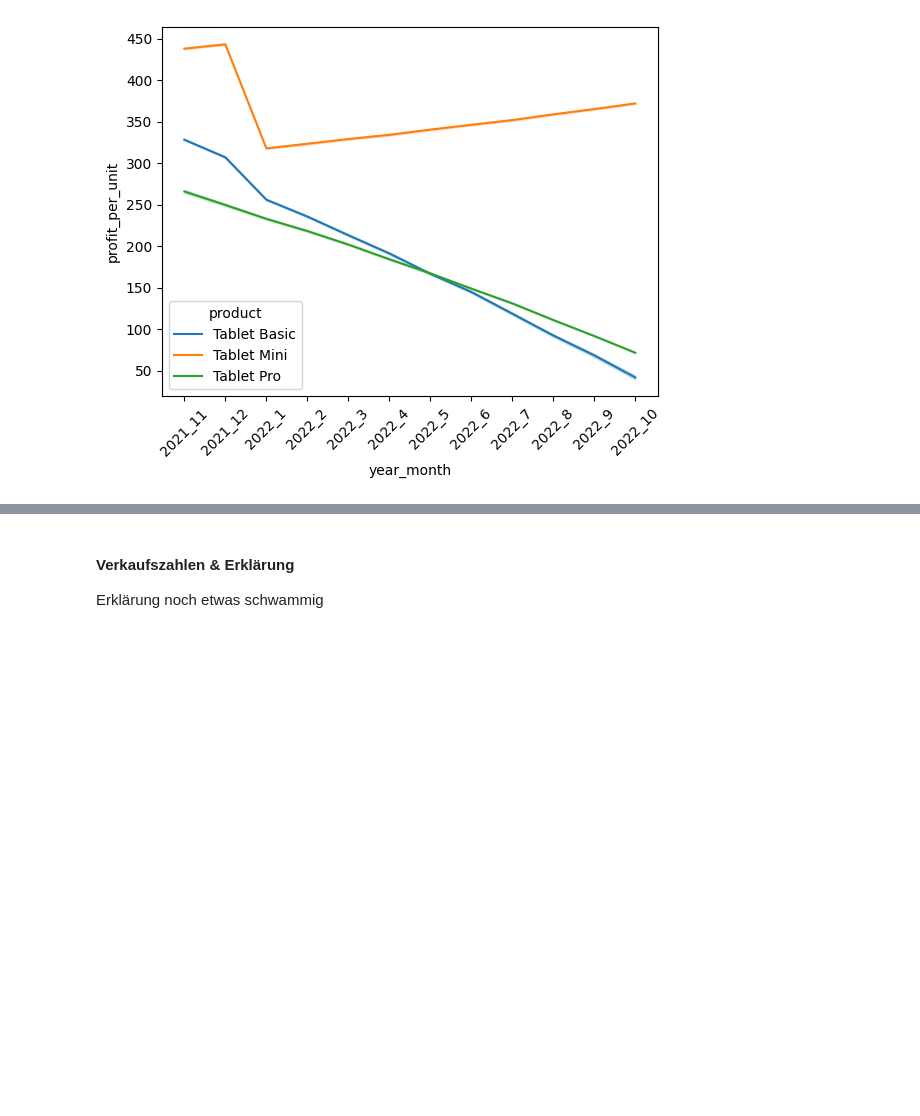
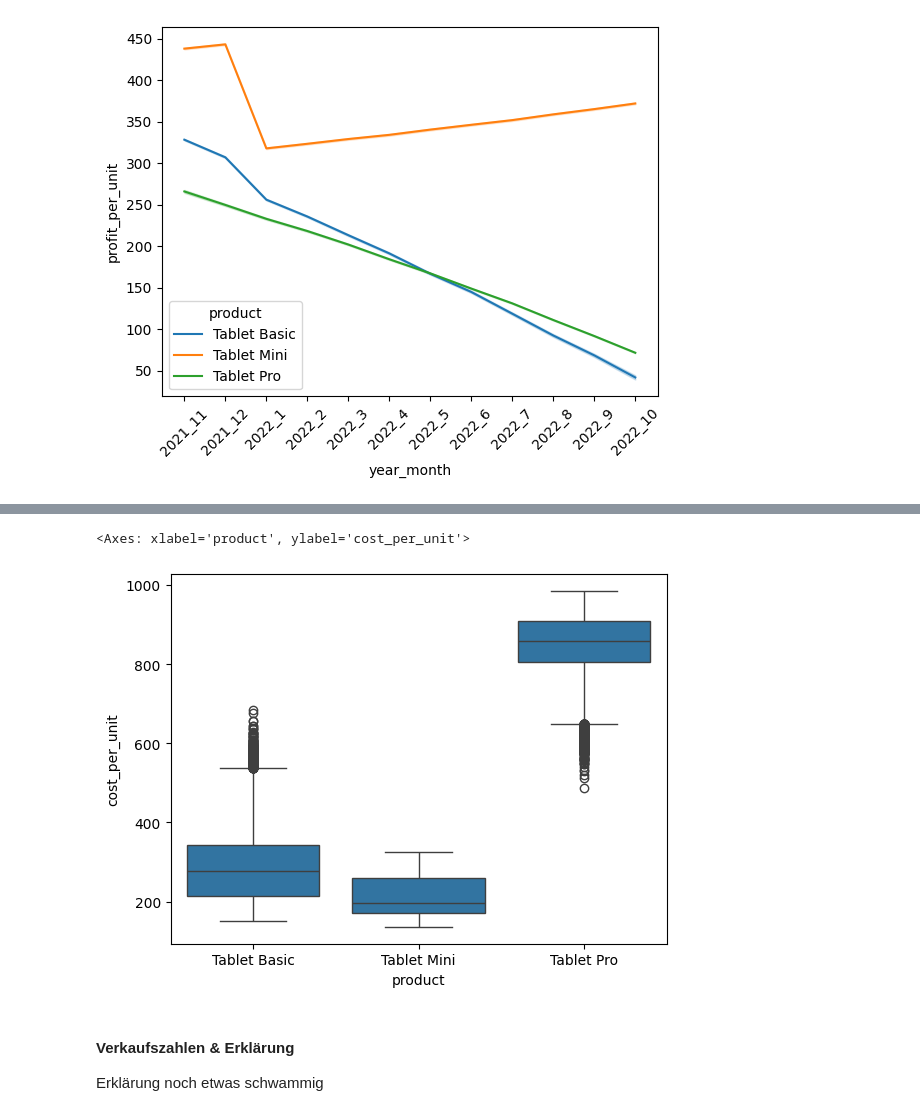
Before and after one commit to timstr97/business-analytics-case-study, a Jupyter notebook: sandbox/florian/analyse_vergleich_modelle.ipynb, the cells around one changed output, grey strips where cells are left out. Drawn from its saved outputs; the diff is of its cells as text; code cells hidden in the pictures; blank space fills up the shorter version.

```diff
--- a/sandbox/florian/analyse_vergleich_modelle.ipynb
+++ b/sandbox/florian/analyse_vergleich_modelle.ipynb
@@ -121,3 +131,8 @@ plt.show()
+# %%
+sns.boxplot(x="product", y="cost_per_unit", data=df_reg_main)
+# %% [output]
+<Axes: xlabel='product', ylabel='cost_per_unit'>
+[figure, added]
 # %% [markdown]
 #### Verkaufszahlen & Erklärung
 
```
Also changed, not shown: parts of 4 cells of this notebook, 1 other file.
